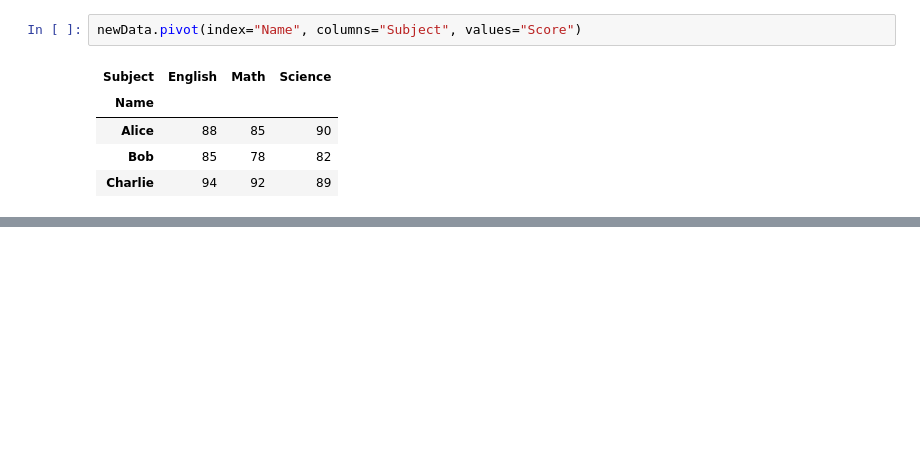
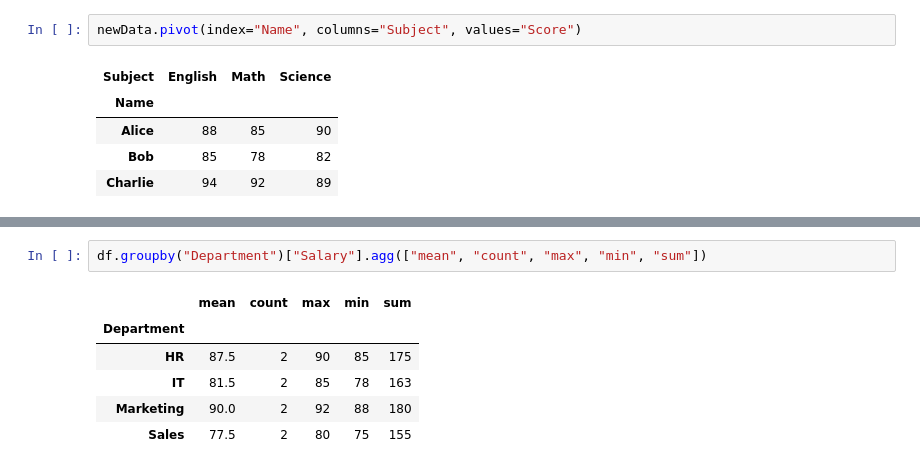
Before and after one commit to SaarthakDEV/data-science-python, a Jupyter notebook: pandas.ipynb, the cells around one changed output, grey strips where cells are left out. Drawn from its saved outputs; the diff is of its cells as text; blank space fills up the shorter version.

```diff
--- a/pandas.ipynb
+++ b/pandas.ipynb
@@ -733,0 +812,9 @@ newData.pivot(index="Name", columns="Subject", values="Score")
+# %%
+df.groupby("Department")["Salary"].agg(["mean", "count", "max", "min", "sum"])
+# %% [output]
+|  | mean | count | max | min | sum |
+| Department |  |  |  |  |  |
+| HR | 87.5 | 2 | 90 | 85 | 175 |
+| IT | 81.5 | 2 | 85 | 78 | 163 |
+| Marketing | 90.0 | 2 | 92 | 88 | 180 |
+| Sales | 77.5 | 2 | 80 | 75 | 155 |
```
Also changed, not shown: parts of 32 cells of this notebook, 1 other file.
